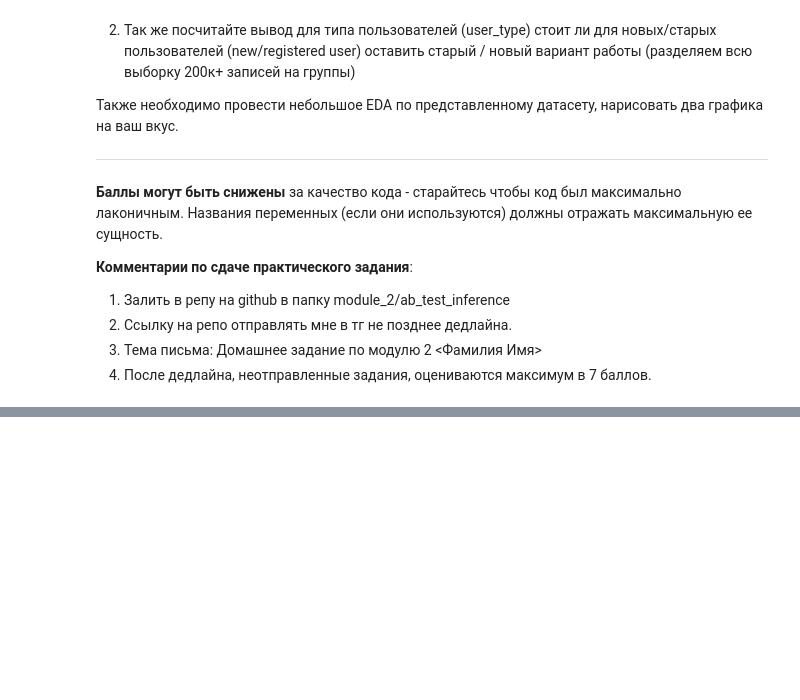
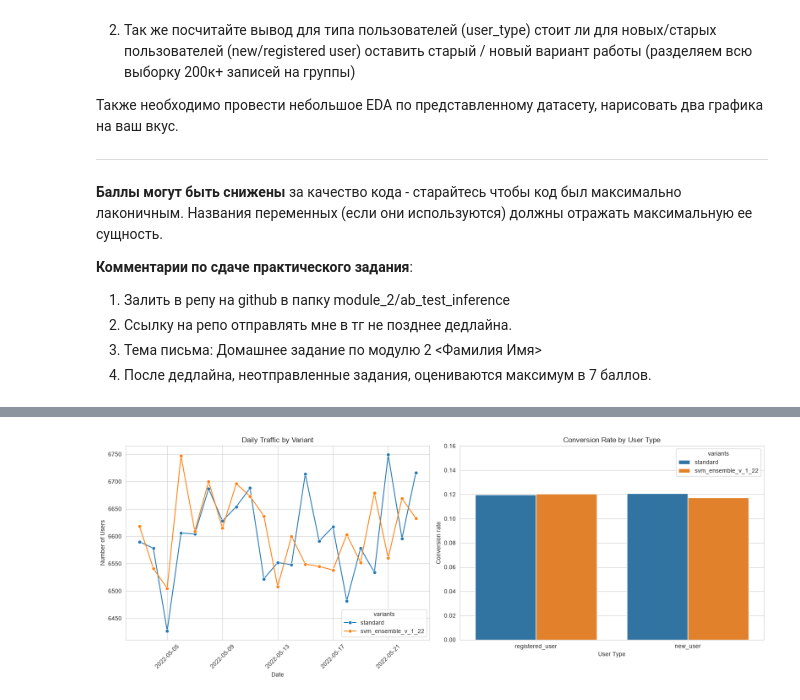
Before and after one commit to BobrowAreseiny/It-academy-data-science-test, a Jupyter notebook: homeworks/Module 2/ab_test_inference_solution.ipynb, the cells around one changed output, grey strips where cells are left out. Cells and saved outputs as stored; diff of their text form; code cells hidden in the pictures; blank space fills up the shorter version.

```diff
--- a/homeworks/Module 2/ab_test_inference_solution.ipynb
+++ b/homeworks/Module 2/ab_test_inference_solution.ipynb
@@ -24,3 +24,91 @@
 2. Ссылку на репо отправлять мне в тг не позднее дедлайна.
 3. Тема письма: Домашнее задание по модулю 2 <Фамилия Имя>
 4. После дедлайна, неотправленные задания, оцениваются максимум в 7 баллов.
+# %%
+import pandas as pd
+import matplotlib.pyplot as plt
+import seaborn as sns
+from statsmodels.stats.proportion import proportions_ztest, proportion_confint
+
+def ztest(data, segment_name, alpha=0.05):
+    control = data[data["group"] == "control"]["converted"]
+    treatment = data[data["group"] == "treatment"]["converted"]
+
+    successes = [control.sum(), treatment.sum()]
+    nobs = [control.count(), treatment.count()]
+
+    z_stat, p_val = proportions_ztest(successes, nobs=nobs)
+    (lower_con, lower_treat), (upper_con, upper_treat) = proportion_confint(
+        successes, nobs=nobs, alpha=alpha
+    )
+
+    print(f"{segment_name}")
+    print(f"Control CR: {control.mean()} | 95 CI: [{lower_con}, {upper_con}] (n={nobs[0]})")
+    print(f"Treatment CR: {treatment.mean()} | 95 CI: [{lower_treat}, {upper_treat}] (n={nobs[1]})")
+    print(f"Z-statistic: {z_stat} | p-val: {p_val}")
+
+
+#Данные
+df = pd.read_csv('ab_test_ensembles.csv')
+
+print(f"Number of rows: {len(df)}")
+print(f"Number of null values: {df.isnull().sum().sum()}")
+print(f"Number of duplicate user_ids: {df['user_id'].duplicated().sum()}")
+
+is_valid_control = (df["group"] == "control") & (df["variants"] == "standard")
+is_valid_treatment = (df["group"] == "treatment") & (df["variants"] == "svm_ensemble_v_1_22")
+
+clean_ab_data = df[is_valid_control | is_valid_treatment].copy()
+clean_ab_data["timestamp"] = pd.to_datetime(clean_ab_data["timestamp"])
+clean_ab_data["date"] = clean_ab_data["timestamp"].dt.date
+
+print(f"Number of valid rows: {len(clean_ab_data)}")
+
+#Графики
+sns.set_style(style="whitegrid")
+fig, axes = plt.subplots(1, 2, figsize=(16, 6))
+
+daily_traffic = (
+    clean_ab_data
+    .groupby(["date", "variants"])["user_id"]
+    .count()
+    .reset_index(name="users_count")
+)
+boundary_days = [daily_traffic["date"].min(), daily_traffic["date"].max()]
+full_days_traffic = daily_traffic[~daily_traffic["date"].isin(boundary_days)]
+
+sns.lineplot(
+    data=full_days_traffic,
+    x="date",
+    y="users_count",
+    hue="variants",
+    marker='o',
+    ax=axes[0])
+axes[0].set_title("Daily Traffic by Variant")
+axes[0].set_xlabel("Date")
+axes[0].set_ylabel("Number of Users")
+axes[0].tick_params(axis='x', rotation=45)
+
+sns.barplot(
+    data=clean_ab_data,
+    x="user_type",
+    y="converted",
+    hue="variants",
+    errorbar=None,
+    ax=axes[1]
+)
+axes[1].set_title('Conversion Rate by User Type')
+axes[1].set_xlabel('User Type')
+axes[1].set_ylabel('Conversion rate')
+axes[1].set_ylim(0,0.16)
+
+plt.tight_layout()
+plt.show()
+
+#Z-тесты
+ztest(clean_ab_data, "All Users")
+
+for user_type in ["new_user", "registered_user"]:
+    subset = clean_ab_data[clean_ab_data["user_type"] == user_type]
+    ztest(subset, f"Segment {user_type}")
+# %% [output]
@@ -26,0 +119 @@
+[figure, added]
```
Also changed, not shown: parts of 2 cells of this notebook, 2 other files.
